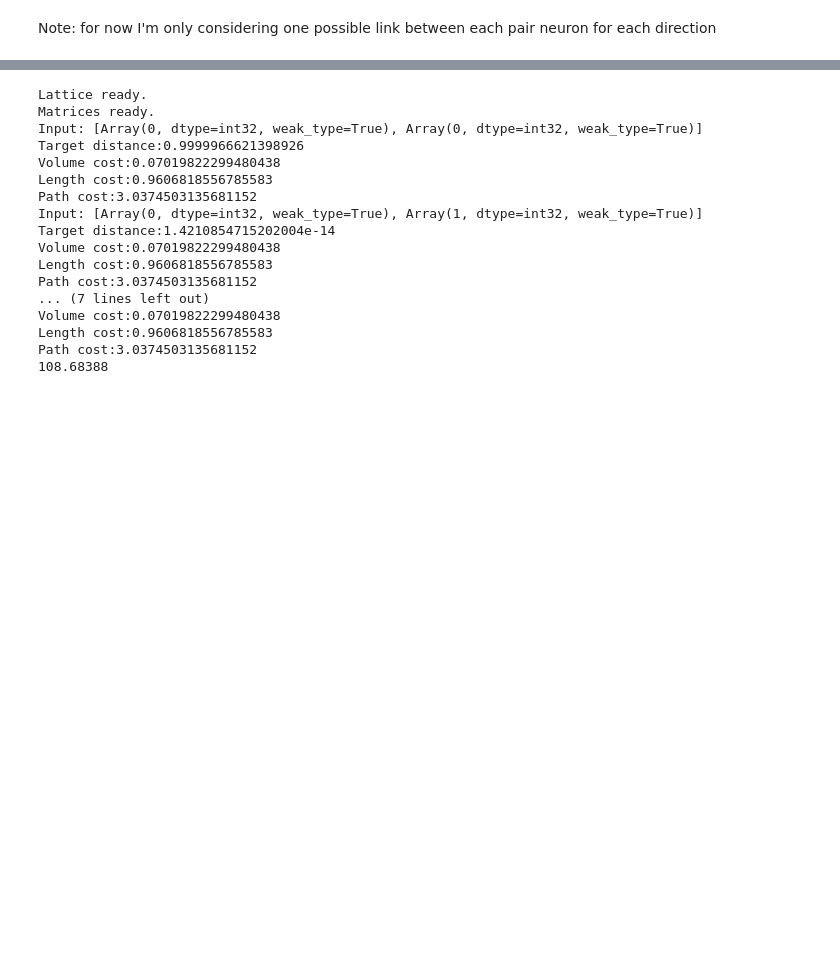
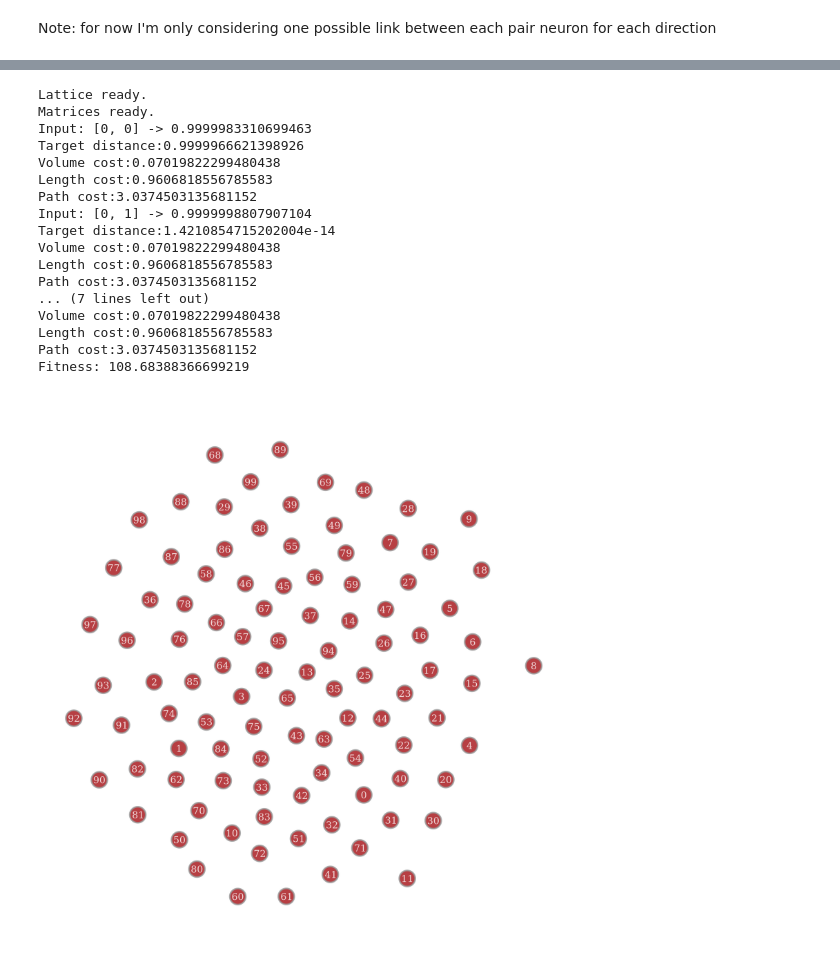
Before and after one commit to pietromalagoli/NeuronEvolution, a Jupyter notebook: main/model.ipynb, the cells around one changed output, grey strips where cells are left out. Cells and saved outputs as stored; diff of their text form; code cells hidden in the pictures; blank space fills up the shorter version.

```diff
--- a/main/model.ipynb
+++ b/main/model.ipynb
@@ -25,7 +24,8 @@ par = {'key': jrd.key(1634),    # key for random generation
        'p_self_link': 0.5,
        'length_powerlaw': 1,         # exponent of the wire length power law (DA DEFINIRE!!!)
        'target_set': [0.0,1.0,1.0,0.0],
-       'input_set':[[0,0],[0,1],[1,0],[1,1]]}
+       'input_set':[[0,0],[0,1],[1,0],[1,1]],
+       'N_sol': 10}
 # %%
 # define a quick function for generating a new random key from par['key'] and update par['key']
 def gen_key(par):
@@ -66,14 +66,15 @@ class Network(object):
         self.D = None                                               # distance matrix - this is computed and stored for faster execution
         self.G = None                                               # Graph
         self.fitness = None                                         # Initialize it to None for avoiding recomputation
+        self.Cchromo = None                                         # Chromosome containing the information about the connectivity of the network (i.e. Cchromo = self.C.flatten())
 
     @property                                                       # I have to make it a property so that it changes dynamically with self.N
-    def N_sol(self):
-        return self.N **2                                           # N_sol = N**2 - Number of cells in the lattice (each site in the lattice has one cell in it)
+    def N_side(self):
+        return self.N **2                                           # N_side = N**2 - Number of cells in the lattice (each site in the lattice has one cell in it)
     @property
     def J(self):
         if self._J is None:
-            self._J = jnp.ones((self.N_sol, self.N_sol))
+            self._J = jnp.ones((self.N_side, self.N_side))
         return self._J
     @J.setter
     def J(self, value):
@@ -81,7 +82,7 @@ class Network(object):
     @property
     def C(self):
         if self._C is None:
-            self._C = jnp.ones((self.N_sol, self.N_sol))
+            self._C = jnp.ones((self.N_side, self.N_side))
         return self._C
     @C.setter
     def C(self, value):
@@ -89,7 +90,7 @@ class Network(object):
     @property
     def B(self):
         if self._B is None:
-            self._B = jnp.zeros((self.N_sol, self.N_sol))
+            self._B = jnp.zeros((self.N_side, self.N_side))
         return self._B
     @B.setter
     def B(self, value):
@@ -97,7 +98,7 @@ class Network(object):
     @property
     def D(self):
         if self._D is None:
-            self._D = jnp.zeros((self.N_sol, self.N_sol))
+            self._D = jnp.zeros((self.N_side, self.N_side))
         return self._D
     @D.setter
     def D(self, value):
@@ -110,10 +111,19 @@ class Network(object):
     @G.setter
     def G(self,value):
         self._G = value
+    # Now I define the chromosomes for the genetic algorithm
+    @property
+    def Cchromo(self):     # FORSE NON HA DAVVERO SENSO DEFINIRE QUESTO, DAL MOMENTO CHE è = SELF.C.FLATTEN()
+        if self._Cchromo is None:
+            self._Cchromo = self.C.flatten()
+        return self._Cchromo
+    @Cchromo.setter
+    def Cchromo(self,value):
+        self._Cchromo = value
 
     def generate(self,par):
         self.N = par['N']                                       # First set the parameters of the Network from par
-        for s in range(self.N_sol):                             # First generate a cell for each lattice site and assign the former to the latter
+        for s in range(self.N_side):                             # First generate a cell for each lattice site and assign the former to the latter
             cell = Cell()                                       # Initialize a Cell object
             cell.generate(par)                                  # Generate it - (also par['key] gets updated here)
             cell.S = s                                          # Assign a new attribute 'S' which is the site in the 1D lattice string
@@ -126,10 +136,10 @@ class Network(object):
         subkey, par = gen_key(par)                                      # generate the subkey for the random generation in the following line
         self.B = jrd.normal(subkey,shape=self.B.shape)                  # extract from a normal distribution centered in 0 with st. dv. = 1 the biases (spero vada bene fatto così)
         self.D = jnp.array([cdist(self.lattice[c].coord,self.lattice[d].coord,vmap=False)
-                            for c in range(self.N_sol)
-                            for d in range(self.N_sol)]).reshape((self.N_sol,self.N_sol))
+                            for c in range(self.N_side)
+                            for d in range(self.N_side)]).reshape((self.N_side,self.N_side))
         subkey, par = gen_key(par)
-        prob_matrix = jnp.where(jnp.eye(self.N_sol, dtype=bool),        # define a matrix for the link probability for C
+        prob_matrix = jnp.where(jnp.eye(self.N_side, dtype=bool),        # define a matrix for the link probability for C
                     par['p_self_link'], 1 / self.D)
         self.C = jnp.where(jrd.bernoulli(subkey, prob_matrix),1,0)
         jdb.print('Matrices ready.')
@@ -139,8 +149,8 @@ class Network(object):
         if self.fitness == None:        # I need this check, bc otherwise I risk adding fitness over fitness
             self.fitness = 0.           # This is to avoid type conflict and to make sure that I'm not computing the fitness of a network that already has it
             for i,input in enumerate(par['input_set']):
-                print('Input: {input}')
                 output = self.ff(input)
+                print(f'Input: {input} -> {output}')
                 norm_factor = self.G.num_vertices()**2-self.G.num_vertices()                # normalize by N(N-1)
                 target_dist = (par['target_set'][i] - output)**2                            # square distance between network output and target (theoretical) output
                 volume_cost = (jnp.sum(self.C.flatten())/norm_factor)**2                     # average wiring volume cost (i.e. # of links)
@@ -162,33 +172,35 @@ class Network(object):
         self.lattice[(self.N - 1) * self.N-1].value = input[1]    # cell in the lower left corner of the 2D lattice
         # Precompute the contributions for each cell to optimize the loop (this is incredibly faster)
         contributions = jnp.dot(self.C * self.J, jnp.array([cell.value for cell in self.lattice])) + jnp.sum(self.B, axis=1)      # weight x value + bias
-        for s in range(self.N_sol):
+        for s in range(self.N_side):
             cell = self.lattice[s]                      # note: here we're treating self links as any other link
             inbound = contributions[s]     # value to give in input to the cell, which then computes its value through the activation
             cell.compute(inbound)           # pass all the contributions through the activation function to determine the value of the cell
         if verb > 0:
             return [c.value for c in self.lattice]
-        output = self.lattice[self.N_sol-1].value         # the cell in the right lower corner is the output
+        output = self.lattice[self.N_side-1].value         # the cell in the right lower corner is the output
         return output
 # %%
 n = Network()
 n.generate(par)
-print(n.fitness)
+print(f'Fitness: {n.fitness}')
+graph_draw(n.G,vertex_text=n.G.new_vertex_property('string',jnp.arange(n.N_side)),edge_color='w',output_size=(1000,1000))
 # %% [output]
 Lattice ready.
 Matrices ready.
-Input: [Array(0, dtype=int32, weak_type=True), Array(0, dtype=int32, weak_type=True)]
+Input: [0, 0] -> 0.9999983310699463
 Target distance:0.9999966621398926
 Volume cost:0.07019822299480438
 Length cost:0.9606818556785583
 Path cost:3.0374503135681152
-Input: [Array(0, dtype=int32, weak_type=True), Array(1, dtype=int32, weak_type=True)]
+Input: [0, 1] -> 0.9999998807907104
 Target distance:1.4210854715202004e-14
 Volume cost:0.07019822299480438
 Length cost:0.9606818556785583
 Path cost:3.0374503135681152
 ... (7 lines left out)
 Volume cost:0.07019822299480438
 Length cost:0.9606818556785583
 Path cost:3.0374503135681152
-108.68388
+Fitness: 108.68388366699219
+[figure, added]
```
Also changed, not shown: parts of 8 cells of this notebook.
